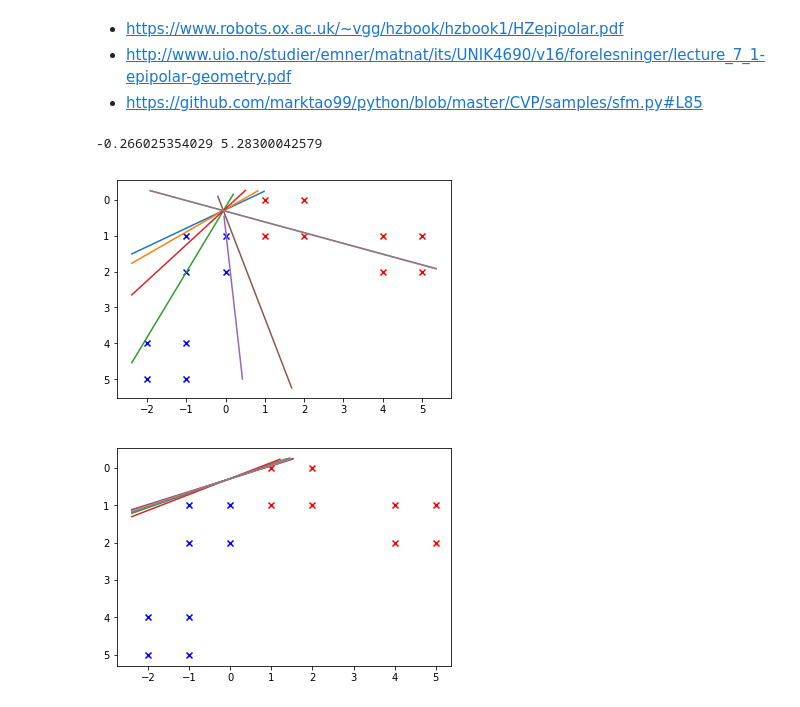
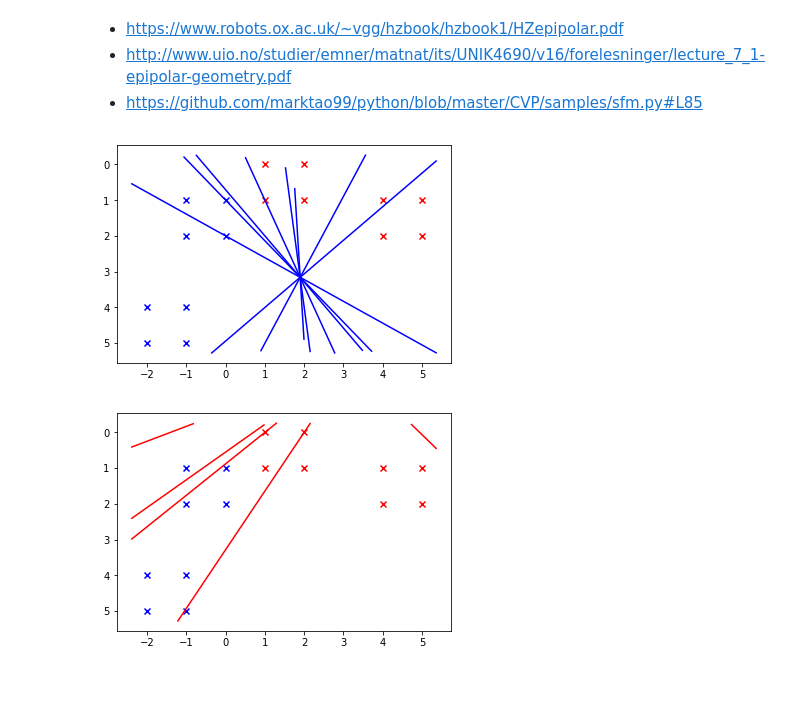
Before and after one commit to guigzzz/MLCV2, a Jupyter notebook: fundemental_mat.ipynb, the cells around one changed output. Saved outputs shown, nothing was run; the diff lists cells and outputs as text; code cells hidden in the pictures.

```diff
--- a/fundemental_mat.ipynb
+++ b/fundemental_mat.ipynb
@@ -16,8 +16,8 @@ def get_row_A(pair, pair_prime):
 
 def build_A(pairs, pairs_prime):
     A = np.zeros((pairs.shape[0], 9))
-    for i, pair in enumerate(zip(pairs, pairs_prime)):
-        A[i] = get_row_A(*pair)
+    for i, (p, p_p) in enumerate(zip(pairs, pairs_prime)):
+        A[i] = get_row_A(p, p_p)
 
     return A
 
@@ -34,26 +34,26 @@ def get_fundemental_matrix(pairs, pairs_prime):
 def get_fundemental_matrix_normalised(pairs, pairs_prime):
 
     mean = np.mean(pairs, axis = 0)
-    s = np.sqrt(2) / np.std(pairs)
+    s = np.sqrt(2) / np.std(pairs[:, :2], axis = 0)
     T = np.array([
-        [s, 0, -s * mean[0]],
-        [0, s, -s * mean[1]],
+        [s[0], 0, -s[0] * mean[0]],
+        [0, s[1], -s[1] * mean[1]],
         [0, 0, 1]
     ])
-    norm_pairs = np.dot(pairs, T)
+    norm_pairs = np.dot(pairs, T.T)
 
     mean = np.mean(pairs_prime, axis = 0)
-    s = np.sqrt(2) / np.std(pairs_prime)
+    s = np.sqrt(2) / np.std(pairs_prime[:, :2], axis = 0)
     T_prime = np.array([
-        [s, 0, -s * mean[0]],
-        [0, s, -s * mean[1]],
+        [s[0], 0, -s[0] * mean[0]],
+        [0, s[1], -s[1] * mean[1]],
         [0, 0, 1]
     ])
-    norm_pairs_prime = np.dot(pairs_prime, T_prime)
+    norm_pairs_prime = np.dot(pairs_prime, T_prime.T)
 
     F = get_fundemental_matrix(norm_pairs, norm_pairs_prime)
 
-    denormed_F = np.dot(T, np.dot(F, T_prime))
+    denormed_F = np.dot(T_prime.T, np.dot(F, T))
 
     return denormed_F
 
@@ -98,41 +98,39 @@ plt.gca().invert_yaxis()
 F = get_fundemental_matrix_normalised(pairs, pairs_prime)
 x_bound = plt.gca().get_xbound()
 y_min, y_max = plt.gca().get_ybound()
-print(y_min, y_max)
 
 for p in pairs_prime:
-    line = np.dot(F, p)
+    line = np.dot(F.T, p)
     space = np.linspace(*x_bound, 100)
 
     eq = (line[2] + line[0] * space) / -line[1]
     selector = np.logical_and(y_min < eq, eq < y_max)
     space = space[selector]
     eq = eq[selector]
 
-    plt.plot(space, eq)
+    plt.plot(space, eq, color='b')
 
 plt.show()
 
 plt.scatter(pairs[:, 1], pairs[:, 0], marker='x', c='r')
 plt.scatter(pairs_prime[:, 1], pairs_prime[:, 0], marker='x', c='b')
 plt.gca().invert_yaxis()
 
 for p in pairs:
     line = np.dot(F, p)
     space = np.linspace(*x_bound, 100)
 
     eq = (line[2] + line[0] * space) / -line[1]
     selector = np.logical_and(y_min < eq, eq < y_max)
     space = space[selector]
     eq = eq[selector]
 
-    plt.plot(space, eq)
+    plt.plot(space, eq, color='r')
 
 plt.show()
 # %% [output]
--0.266025354029 5.28300042579
-[figure, old version]
+[figure, new version]
-[figure, old version]
+[figure, new version]
 # %%
 from src.annotator import Annotator
 ann = Annotator('images/bridge_left.JPG', 'images/bridge_right.JPG', annotation_mode=False)
```
Also changed, not shown: parts of 2 cells of this notebook, 1 other file.
